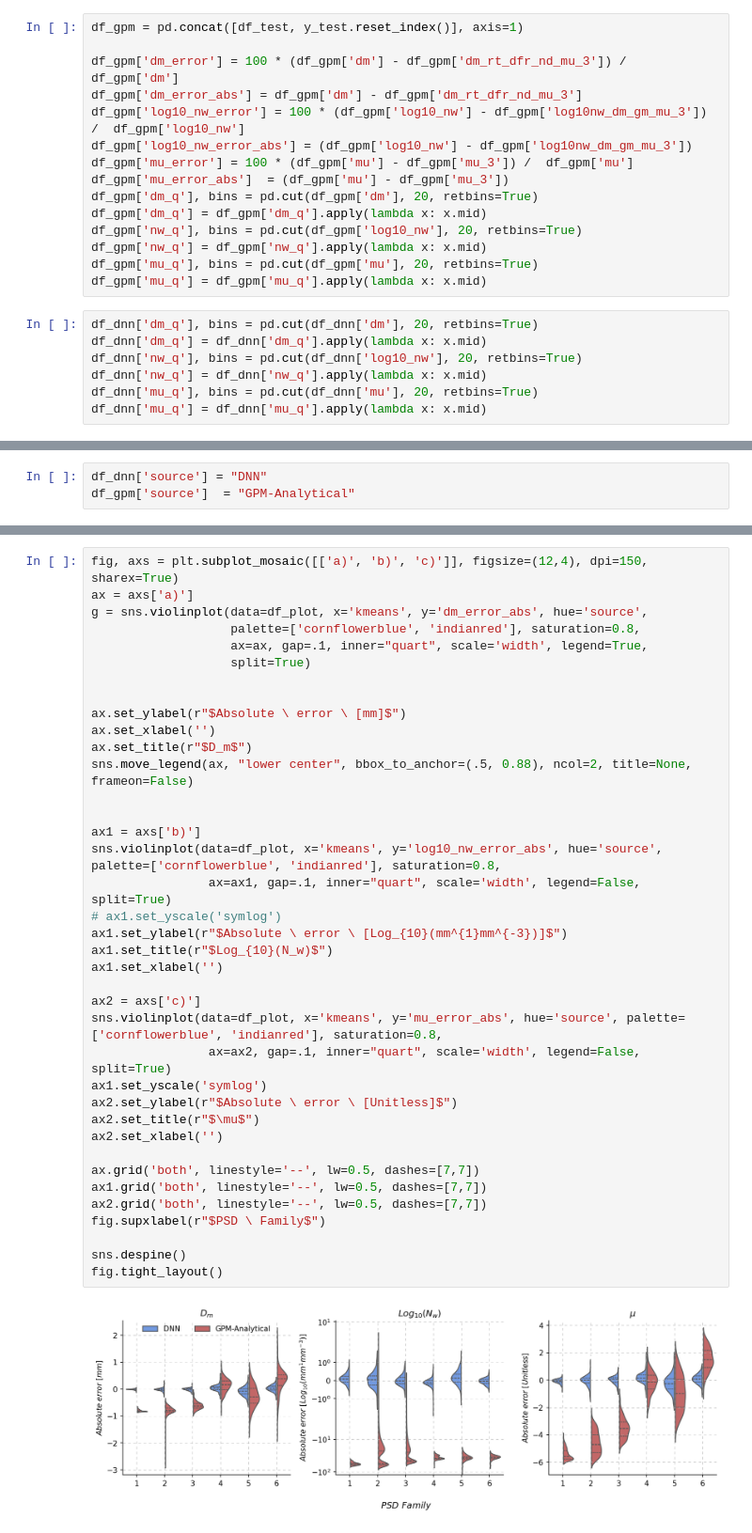
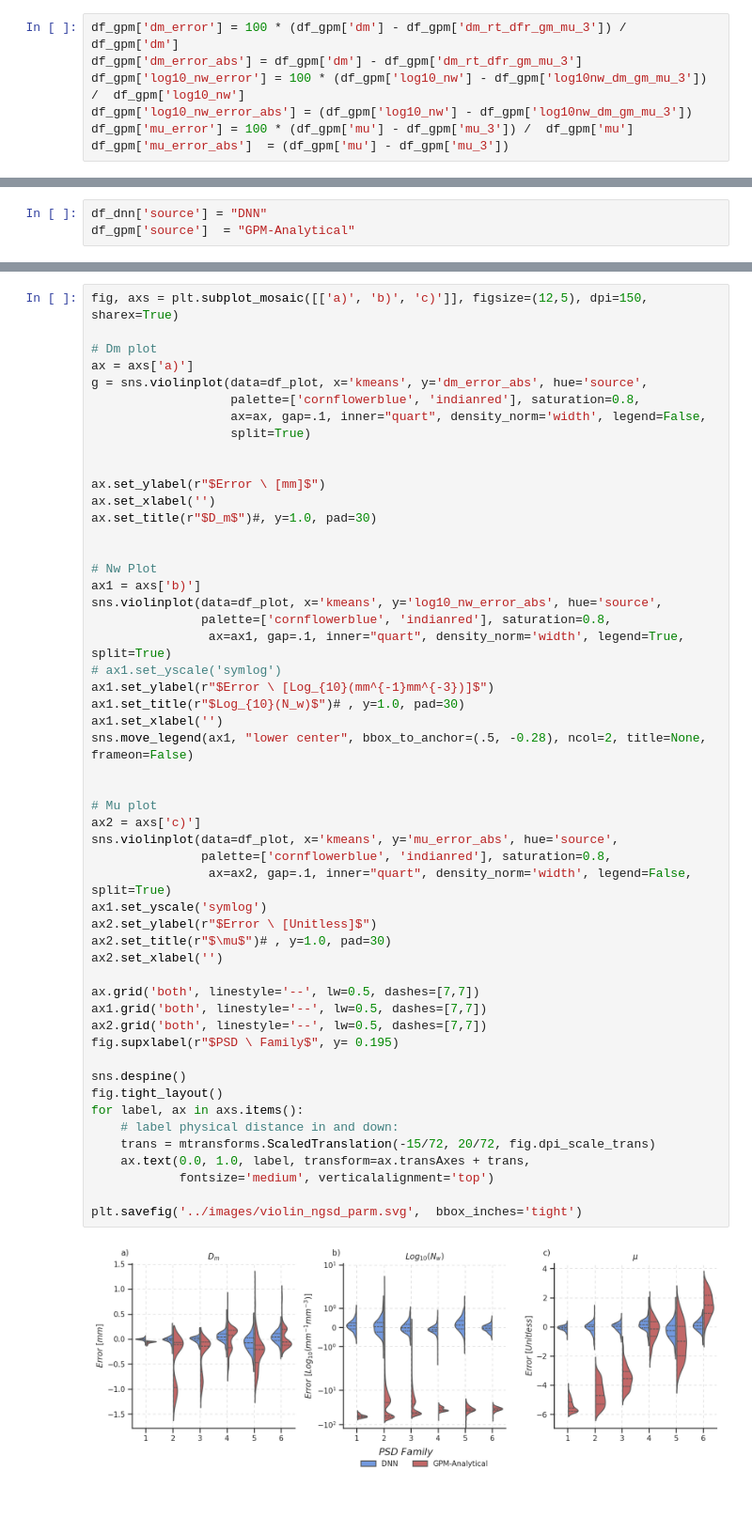
Before and after one commit to aladinor/Ladino_et_al_2025_DNN_PSD_retrieval, a Jupyter notebook: notebooks/3.Rain_retrieval.ipynb, the cells around one changed output, grey strips where cells are left out. Shown at 94% size. Drawn from its saved outputs; the diff is of its cells as text; blank space fills up the shorter version.

```diff
--- a/notebooks/3.Rain_retrieval.ipynb
+++ b/notebooks/3.Rain_retrieval.ipynb
@@ -233,22 +124,7 @@ df_dnn['mu_error_abs']  = df_dnn['mu'] - df_dnn['mu_hat']
 # %%
-df_gpm = pd.concat([df_test, y_test.reset_index()], axis=1)
-
-df_gpm['dm_error'] = 100 * (df_gpm['dm'] - df_gpm['dm_rt_dfr_nd_mu_3']) /  df_gpm['dm']
-df_gpm['dm_error_abs'] = df_gpm['dm'] - df_gpm['dm_rt_dfr_nd_mu_3']
+df_gpm['dm_error'] = 100 * (df_gpm['dm'] - df_gpm['dm_rt_dfr_gm_mu_3']) /  df_gpm['dm']
+df_gpm['dm_error_abs'] = df_gpm['dm'] - df_gpm['dm_rt_dfr_gm_mu_3']
 df_gpm['log10_nw_error'] = 100 * (df_gpm['log10_nw'] - df_gpm['log10nw_dm_gm_mu_3']) /  df_gpm['log10_nw']
 df_gpm['log10_nw_error_abs'] = (df_gpm['log10_nw'] - df_gpm['log10nw_dm_gm_mu_3'])
 df_gpm['mu_error'] = 100 * (df_gpm['mu'] - df_gpm['mu_3']) /  df_gpm['mu']
 df_gpm['mu_error_abs']  = (df_gpm['mu'] - df_gpm['mu_3'])
-df_gpm['dm_q'], bins = pd.cut(df_gpm['dm'], 20, retbins=True)
-df_gpm['dm_q'] = df_gpm['dm_q'].apply(lambda x: x.mid)
-df_gpm['nw_q'], bins = pd.cut(df_gpm['log10_nw'], 20, retbins=True)
-df_gpm['nw_q'] = df_gpm['nw_q'].apply(lambda x: x.mid)
-df_gpm['mu_q'], bins = pd.cut(df_gpm['mu'], 20, retbins=True)
-df_gpm['mu_q'] = df_gpm['mu_q'].apply(lambda x: x.mid)
-# %%
-df_dnn['dm_q'], bins = pd.cut(df_dnn['dm'], 20, retbins=True)
-df_dnn['dm_q'] = df_dnn['dm_q'].apply(lambda x: x.mid)
-df_dnn['nw_q'], bins = pd.cut(df_dnn['log10_nw'], 20, retbins=True)
-df_dnn['nw_q'] = df_dnn['nw_q'].apply(lambda x: x.mid)
-df_dnn['mu_q'], bins = pd.cut(df_dnn['mu'], 20, retbins=True)
-df_dnn['mu_q'] = df_dnn['mu_q'].apply(lambda x: x.mid)
@@ -261,41 +182,55 @@ df_plot= pd.concat([df_dnn[cols], df_gpm[cols]], axis=0).reset_index()
 # %%
-fig, axs = plt.subplot_mosaic([['a)', 'b)', 'c)']], figsize=(12,4), dpi=150, sharex=True)
+fig, axs = plt.subplot_mosaic([['a)', 'b)', 'c)']], figsize=(12,5), dpi=150, sharex=True)
+
+# Dm plot
 ax = axs['a)']
 g = sns.violinplot(data=df_plot, x='kmeans', y='dm_error_abs', hue='source',
                    palette=['cornflowerblue', 'indianred'], saturation=0.8,
-                   ax=ax, gap=.1, inner="quart", scale='width', legend=True,
+                   ax=ax, gap=.1, inner="quart", density_norm='width', legend=False,
                    split=True)
 
 
-ax.set_ylabel(r"$Absolute \ error \ [mm]$")
+ax.set_ylabel(r"$Error \ [mm]$")
 ax.set_xlabel('')
-ax.set_title(r"$D_m$")
-sns.move_legend(ax, "lower center", bbox_to_anchor=(.5, 0.88), ncol=2, title=None, frameon=False)
+ax.set_title(r"$D_m$")#, y=1.0, pad=30)
 
 
+# Nw Plot
 ax1 = axs['b)']
-sns.violinplot(data=df_plot, x='kmeans', y='log10_nw_error_abs', hue='source', palette=['cornflowerblue', 'indianred'], saturation=0.8,
-                ax=ax1, gap=.1, inner="quart", scale='width', legend=False, split=True)
+sns.violinplot(data=df_plot, x='kmeans', y='log10_nw_error_abs', hue='source',
+               palette=['cornflowerblue', 'indianred'], saturation=0.8,
+                ax=ax1, gap=.1, inner="quart", density_norm='width', legend=True, split=True)
 # ax1.set_yscale('symlog')
-ax1.set_ylabel(r"$Absolute \ error \ [Log_{10}(mm^{1}mm^{-3})]$")
-ax1.set_title(r"$Log_{10}(N_w)$")
+ax1.set_ylabel(r"$Error \ [Log_{10}(mm^{-1}mm^{-3})]$")
+ax1.set_title(r"$Log_{10}(N_w)$")# , y=1.0, pad=30)
 ax1.set_xlabel('')
+sns.move_legend(ax1, "lower center", bbox_to_anchor=(.5, -0.28), ncol=2, title=None, frameon=False)
 
+
+# Mu plot
 ax2 = axs['c)']
-sns.violinplot(data=df_plot, x='kmeans', y='mu_error_abs', hue='source', palette=['cornflowerblue', 'indianred'], saturation=0.8,
-                ax=ax2, gap=.1, inner="quart", scale='width', legend=False, split=True)
+sns.violinplot(data=df_plot, x='kmeans', y='mu_error_abs', hue='source',
+               palette=['cornflowerblue', 'indianred'], saturation=0.8,
+                ax=ax2, gap=.1, inner="quart", density_norm='width', legend=False, split=True)
 ax1.set_yscale('symlog')
-ax2.set_ylabel(r"$Absolute \ error \ [Unitless]$")
-ax2.set_title(r"$\mu$")
+ax2.set_ylabel(r"$Error \ [Unitless]$")
+ax2.set_title(r"$\mu$")# , y=1.0, pad=30)
 ax2.set_xlabel('')
 
 ax.grid('both', linestyle='--', lw=0.5, dashes=[7,7])
 ax1.grid('both', linestyle='--', lw=0.5, dashes=[7,7])
 ax2.grid('both', linestyle='--', lw=0.5, dashes=[7,7])
-fig.supxlabel(r"$PSD \ Family$")
+fig.supxlabel(r"$PSD \ Family$", y= 0.195)
 
 sns.despine()
 fig.tight_layout()
+for label, ax in axs.items():
+    # label physical distance in and down:
+    trans = mtransforms.ScaledTranslation(-15/72, 20/72, fig.dpi_scale_trans)
+    ax.text(0.0, 1.0, label, transform=ax.transAxes + trans,
+            fontsize='medium', verticalalignment='top')
+
+plt.savefig('../images/violin_ngsd_parm.svg',  bbox_inches='tight')
 # %% [output]
-[figure, old version]
+[figure, new version]
 # %% [markdown]
```
Also changed, not shown: parts of 80 cells of this notebook, 3 other files.
